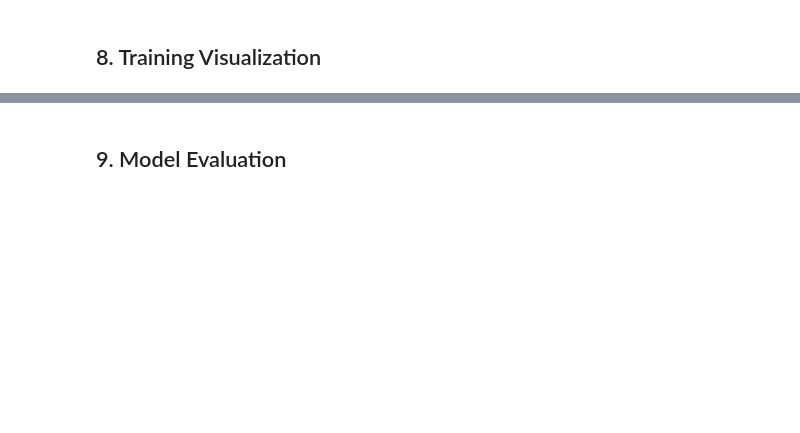
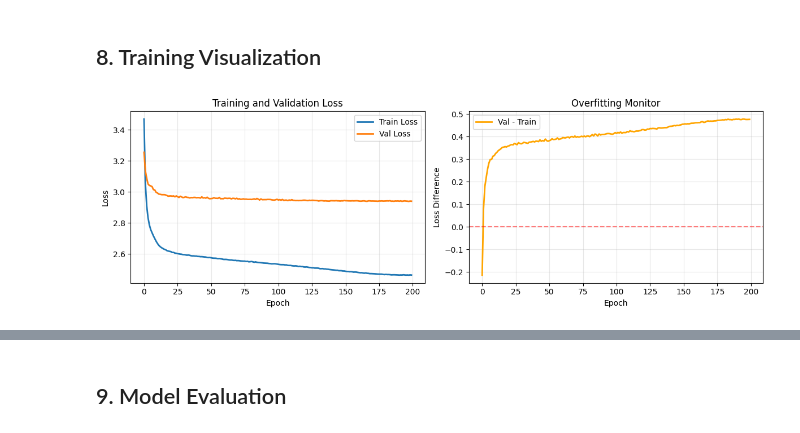
Before and after one commit to topspeed69/Music-Classification-by-Spectogram, a Jupyter notebook: notebooks/Music_Classification_Training_Colab.ipynb, the cells around one changed output, grey strips where cells are left out. Saved outputs shown, nothing was run; the diff lists cells and outputs as text; code cells hidden in the pictures; blank space fills up the shorter version.

```diff
--- a/notebooks/Music_Classification_Training_Colab.ipynb
+++ b/notebooks/Music_Classification_Training_Colab.ipynb
@@ -530,0 +1270,28 @@ Learning Rate: 0.000970
+# %%
+# Assign dataloaders for training
+# Use the dataloaders you created earlier in the notebook
+
+try:
+    # Check if pre-generated dataloaders exist
+    if 'train_loader_pregenerated' in locals() and 'val_loader_pregenerated' in locals():
+        final_train_loader = train_loader_pregenerated
+        final_val_loader = val_loader_pregenerated
+        print("✓ Using pre-generated dataloaders")
+    elif 'train_loader' in locals() and 'val_loader' in locals():
+        final_train_loader = train_loader
+        final_val_loader = val_loader
+        print("✓ Using on-the-fly augmentation dataloaders")
+    else:
+        print("✗ ERROR: No dataloaders found!")
+        print("Please run the dataloader creation cells before training")
+        raise ValueError("Dataloaders not found. Run the dataloader creation cells first.")
+
+    print(f"  Training batches: {len(final_train_loader)}")
+    print(f"  Validation batches: {len(final_val_loader)}")
+    print(f"  Batch size: {final_train_loader.batch_size}")
+
+except Exception as e:
+    print(f"✗ Error setting up dataloaders: {e}")
+    print("\nPlease ensure you have run these cells first:")
+    print("  1. Create dataloaders (pre-generated or on-the-fly)")
+    print("  2. Assign to final_train_loader and final_val_loader")
@@ -533,34 +1648,37 @@ Learning Rate: 0.000970
 # %%
 # Plot training curves
 import matplotlib.pyplot as plt
 
 plt.figure(figsize=(12, 4))
 
 # Loss plot
 plt.subplot(1, 2, 1)
-plt.plot(train_losses, label='Train Loss', linewidth=2)
-plt.plot(val_losses, label='Val Loss', linewidth=2)
+plt.plot(train_losses_clean
+         , label='Train Loss', linewidth=2)
+plt.plot(val_losses_clean, label='Val Loss', linewidth=2)
 plt.xlabel('Epoch')
 plt.ylabel('Loss')
 plt.title('Training and Validation Loss')
 plt.legend()
 plt.grid(True, alpha=0.3)
 
 # Loss difference
 plt.subplot(1, 2, 2)
-loss_diff = [v - t for t, v in zip(train_losses, val_losses)]
+loss_diff = [v - t for t, v in zip(train_losses_clean, val_losses_clean)]
 plt.plot(loss_diff, label='Val - Train', linewidth=2, color='orange')
 plt.xlabel('Epoch')
 plt.ylabel('Loss Difference')
 plt.title('Overfitting Monitor')
 plt.axhline(y=0, color='r', linestyle='--', alpha=0.5)
 plt.legend()
 plt.grid(True, alpha=0.3)
 
 plt.tight_layout()
 plt.savefig('training_curves.png', dpi=150, bbox_inches='tight')
 plt.show()
 
-print(f"Final train loss: {train_losses[-1]:.4f}")
-print(f"Final val loss: {val_losses[-1]:.4f}")
-print(f"Best val loss: {min(val_losses):.4f} (epoch {val_losses.index(min(val_losses))+1})")
+print(f"Final train loss: {train_losses_clean[-1]:.4f}")
+print(f"Final val loss: {val_losses_clean[-1]:.4f}")
+print(f"Best val loss: {min(val_losses_clean):.4f} (epoch {val_losses_clean.index(min(val_losses_clean))+1})")
+# %% [output]
+[figure, added]
```
Also changed, not shown: parts of 49 cells of this notebook, 56 other files.
